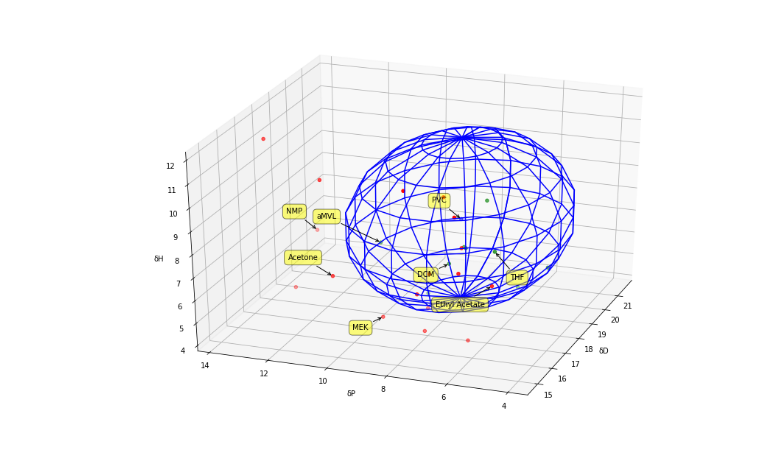
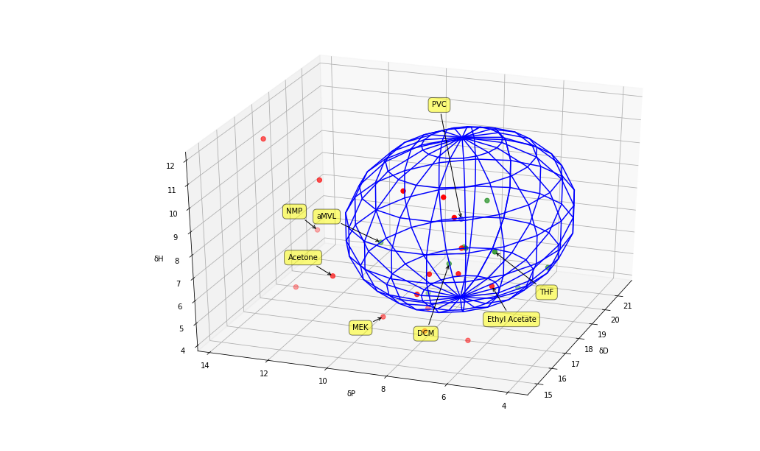
Before and after one commit to neltnerb/Solvent_Chart, a Jupyter notebook: Solvents.ipynb, the cells around one changed output. Cells and saved outputs as stored; diff of their text form; code cells hidden in the pictures.

```diff
--- a/Solvents.ipynb
+++ b/Solvents.ipynb
@@ -72,36 +72,36 @@ colors.append('b')
 fig = plt.figure(figsize=(15, 10))
 ax = fig.add_subplot(111, projection='3d')
 ax.view_init(30, 200)
 
 # Add axes labels.
 ax.set_xlabel('δD')
 ax.set_ylabel('δP')
 ax.set_zlabel('δH')
-markersize = 20
+markersize = 40
 
 ax.scatter(D,P,H, s=markersize, c=colors, marker='o')
 
 u, v = np.mgrid[0:2*np.pi:20j, 0:np.pi:10j]
 x = SelectedPolymer[0]+SelectedPolymer[3]*np.cos(u)*np.sin(v)
 y = SelectedPolymer[1]+SelectedPolymer[3]*np.sin(u)*np.sin(v)
 z = SelectedPolymer[2]+SelectedPolymer[3]*np.cos(v)
 ax.plot_wireframe(x, y, z, color="b")
 
 # Add titles for the desired chemicals.
 #for i in range(0, 25):
 #    addtitle(i)
 addtitle(0, -60, 30)
-addtitle(1, -20, -20)
+addtitle(1, -20, -100)
 addtitle(3, -20, 20)
-addtitle(13, 40, -40)
-addtitle(25, -10, -30)
+addtitle(13, 80, -60)
+addtitle(25, 60, -50)
 addtitle(10, -20, 20)
 addtitle(9, -20, -20)
-addtitle(26, -20, 20)
+addtitle(26, -20, 150)
 
 plt.show()
 
 # This shows each of the provided solvents, as well as the chosen polymer and the polymer's solubility radius.
 # Dots in green fell within the radius and are solvents for the polymer. Dots in red are insoluble.
 # %% [output]
-[figure, old version]
+[figure, new version]
```
